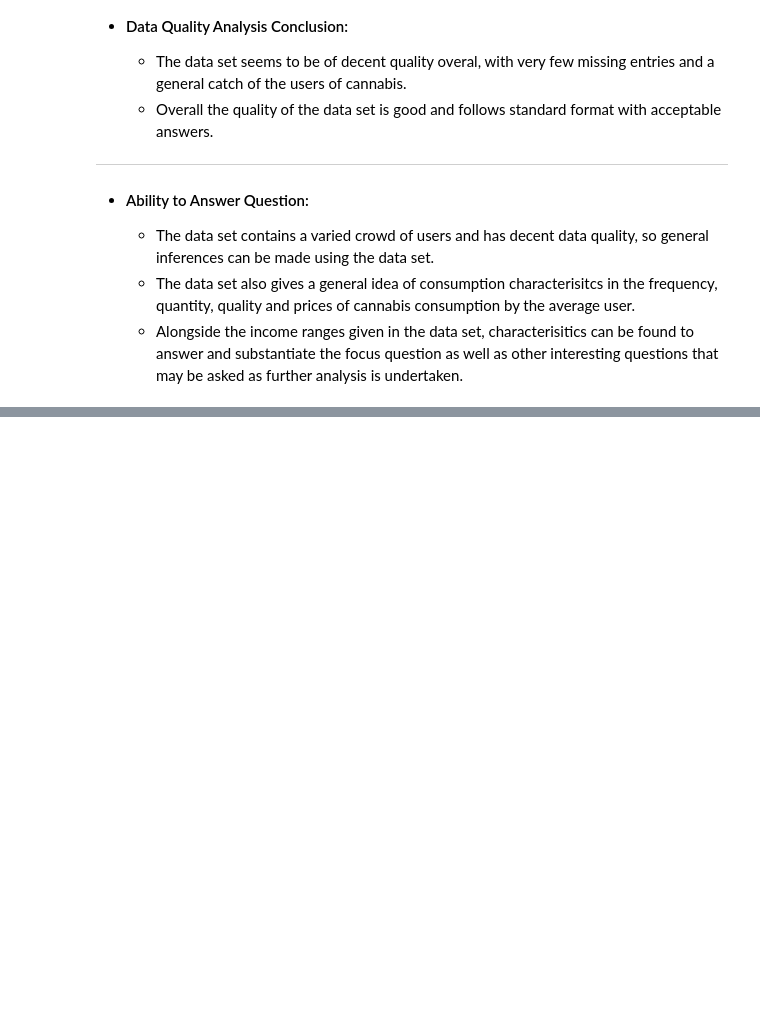
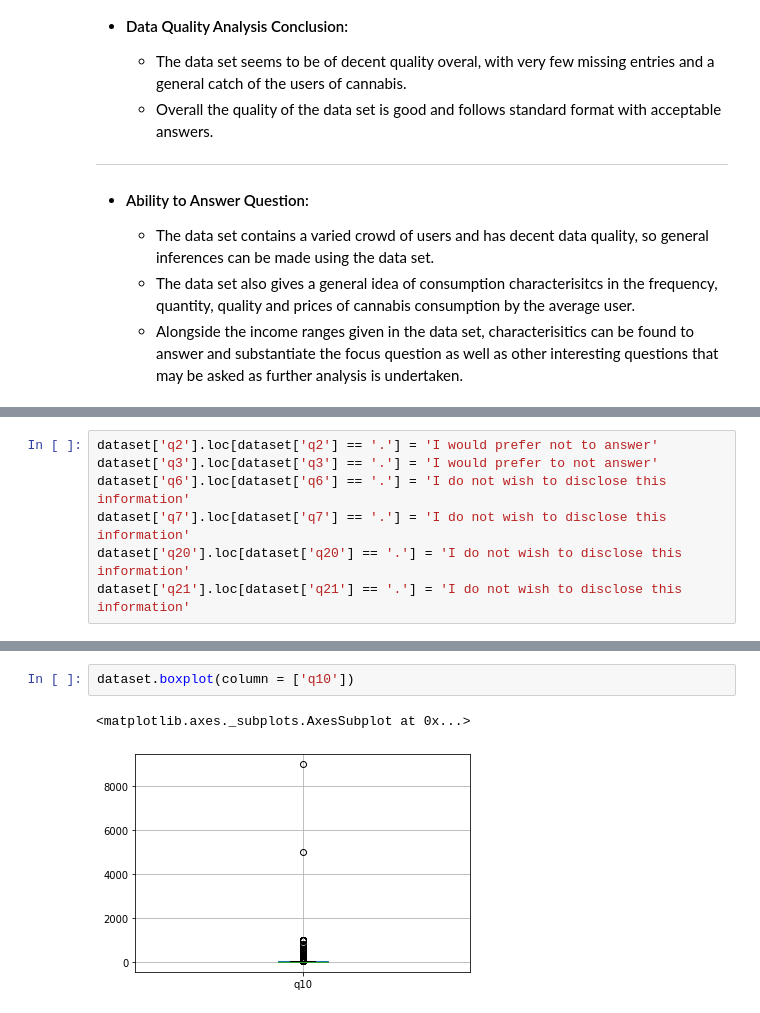
Before and after one commit to Matkicail/DAE-Project, a Jupyter notebook: daeRough.ipynb, the cells around one changed output, grey strips where cells are left out. Saved outputs shown, nothing was run; the diff lists cells and outputs as text; blank space fills up the shorter version.

```diff
--- a/daeRough.ipynb
+++ b/daeRough.ipynb
@@ -166,0 +175,7 @@ Name: q21, dtype: int64
+# %%
+dataset['q2'].loc[dataset['q2'] == '.'] = 'I would prefer not to answer'
+dataset['q3'].loc[dataset['q3'] == '.'] = 'I would prefer to not answer'
+dataset['q6'].loc[dataset['q6'] == '.'] = 'I do not wish to disclose this information'
+dataset['q7'].loc[dataset['q7'] == '.'] = 'I do not wish to disclose this information'
+dataset['q20'].loc[dataset['q20'] == '.'] = 'I do not wish to disclose this information'
+dataset['q21'].loc[dataset['q21'] == '.'] = 'I do not wish to disclose this information'
@@ -166,0 +1041,5 @@ Name: q21, dtype: int64
+# %%
+dataset.boxplot(column = ['q10'])
+# %% [output]
+<matplotlib.axes._subplots.AxesSubplot at 0x...>
+[figure, added]
```
Also changed, not shown: parts of 49 cells of this notebook.
